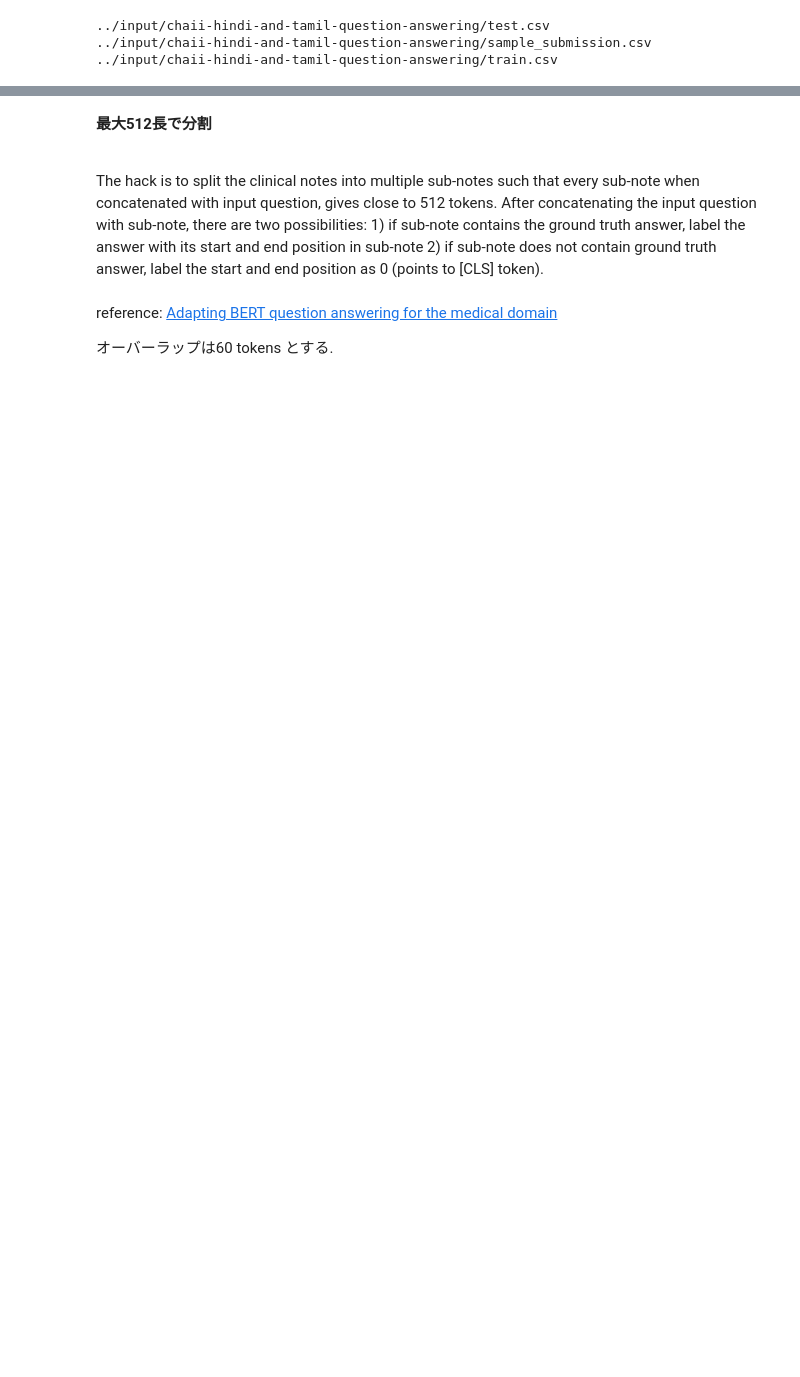
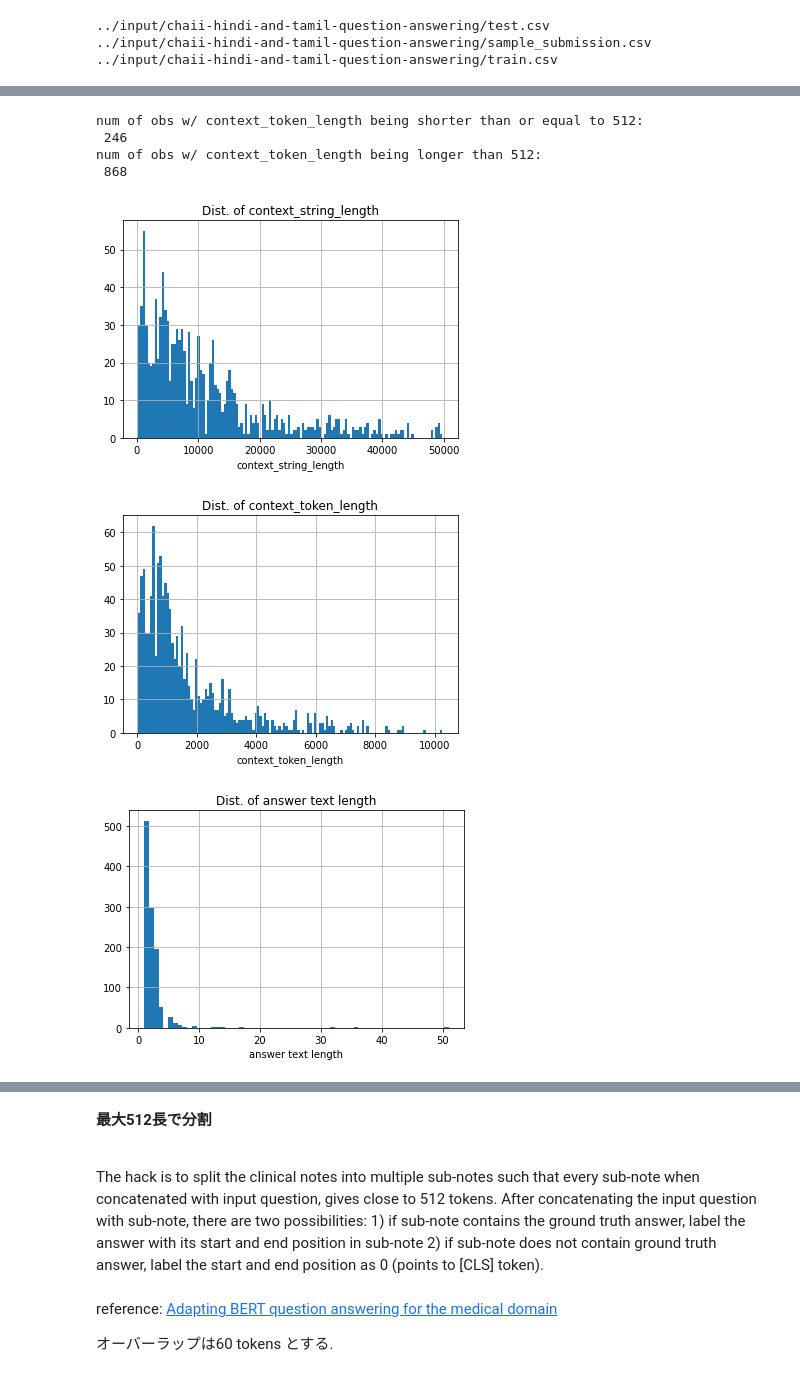
Before and after one commit to riow1983/Kaggle-chaii, a Jupyter notebook: notebooks/localnb002-fine-tune.ipynb, the cells around one changed output, grey strips where cells are left out. Drawn from its saved outputs; the diff is of its cells as text; code cells hidden in the pictures; blank space fills up the shorter version.

Commit message:
[Update] preprocessing done and start training

```diff
--- a/notebooks/localnb002-fine-tune.ipynb
+++ b/notebooks/localnb002-fine-tune.ipynb
@@ -116,6 +111,36 @@ train.head()
 | 2 | 29d154b56 | சர் அலெக்ஸாண்டர் ஃபிளெமிங் (Sir A... | பென்சிலின் கண்டுபிடித்தவர் யார்? | சர் அலெக்ஸாண்டர் ஃபிளெமிங் | 0 | tamil |
 | 3 | 41660850a | குழந்தையின் அழுகையை நிறுத்தவும், ... | தமிழ்நாட்டில் குழந்தைகளை தூங்க வை... | தாலாட்டு | 68 | tamil |
 | 4 | b29c82c22 | சூரியக் குடும்பம் \nசூரியக் குடும... | பூமியின் அருகில் உள்ள விண்மீன் எது? | சூரியனும் | 585 | tamil |
+# %%
+train["context_string_length"] = train["context"].apply(lambda x: len(x))
+train["context_token_length"] = train["context"].apply(lambda x: len(x.split()))
+
+plt.figure()
+col = "context_string_length"
+train[col].hist(bins=128)
+plt.xlabel(f"{col}")
+plt.title(f"Dist. of {col}");
+
+plt.figure()
+col = "context_token_length"
+train[col].hist(bins=128)
+plt.xlabel(f"{col}")
+plt.title(f"Dist. of {col}");
+print(f"num of obs w/ {col} being shorter than or equal to 512:\n", len(train[train[col]<=512]))
+print(f"num of obs w/ {col} being longer than 512:\n", len(train[train[col]>512]))
+
+plt.figure()
+train["answer_text"].apply(lambda x: len(x.split())).hist(bins=64)
+plt.xlabel("answer text length")
+plt.title("Dist. of answer text length");
+# %% [output]
+num of obs w/ context_token_length being shorter than or equal to 512:
+ 246
+num of obs w/ context_token_length being longer than 512:
+ 868
+[figure, added]
+[figure, added]
+[figure, added]
 # %%
 # Text cleansing for context
 
```
Also changed, not shown: parts of 73 cells of this notebook, 1 other file.
